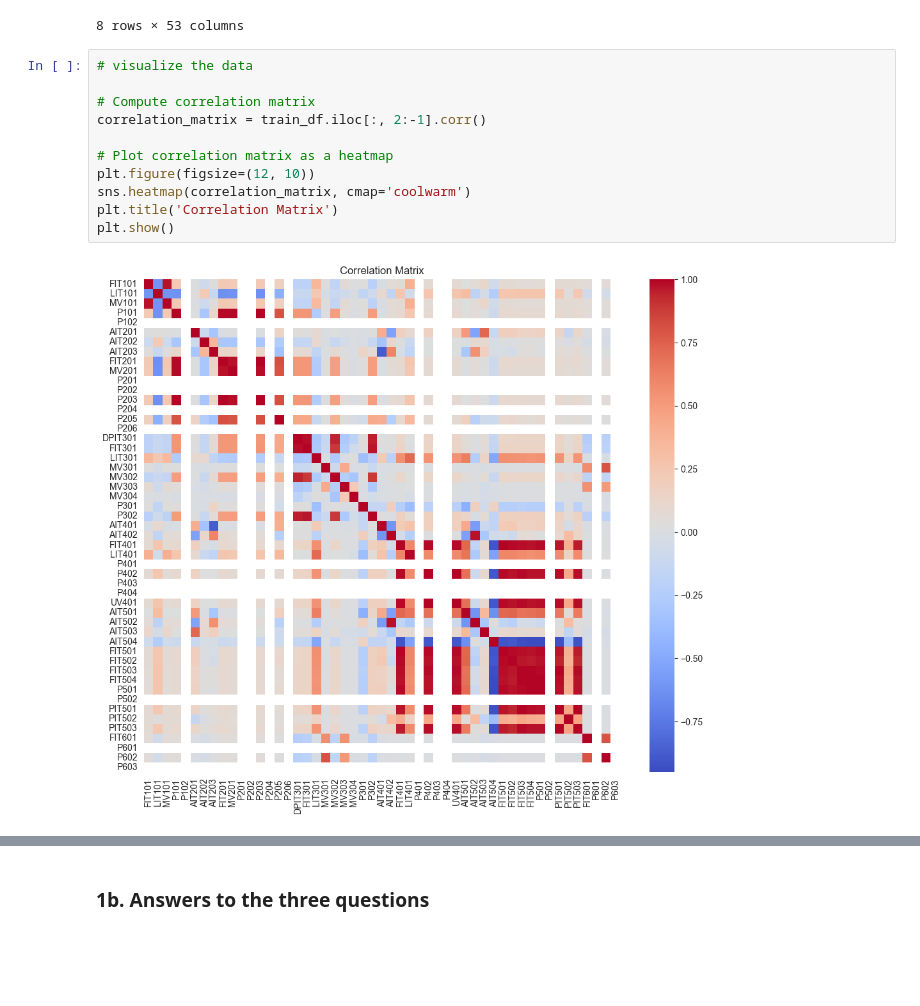
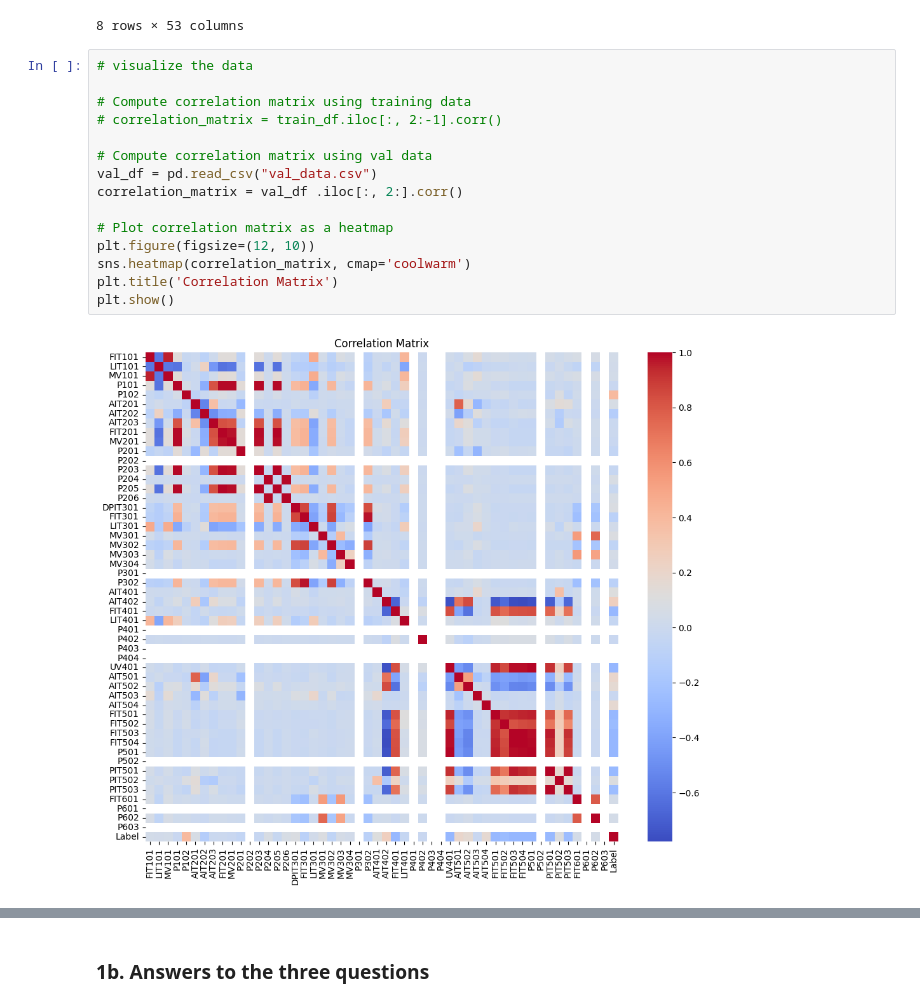
Before and after one commit to BigLob/CDA, a Jupyter notebook: Lab2.ipynb, the cells around one changed output, grey strips where cells are left out. Cells and saved outputs as stored; diff of their text form; blank space fills up the shorter version.

```diff
--- a/Lab2.ipynb
+++ b/Lab2.ipynb
@@ -76,15 +92,19 @@ memory usage: 204.7+ MB
 # %%
 # visualize the data
 
-# Compute correlation matrix
-correlation_matrix = train_df.iloc[:, 2:-1].corr()
+# Compute correlation matrix using training data
+# correlation_matrix = train_df.iloc[:, 2:-1].corr()
+
+# Compute correlation matrix using val data
+val_df = pd.read_csv("val_data.csv")
+correlation_matrix = val_df .iloc[:, 2:].corr()
 
 # Plot correlation matrix as a heatmap
 plt.figure(figsize=(12, 10))
 sns.heatmap(correlation_matrix, cmap='coolwarm')
 plt.title('Correlation Matrix')
 plt.show()
 # %% [output]
-[figure, old version]
+[figure, new version]
 # %%
 # Compute correlation matrix
```
Also changed, not shown: parts of 29 cells of this notebook.
